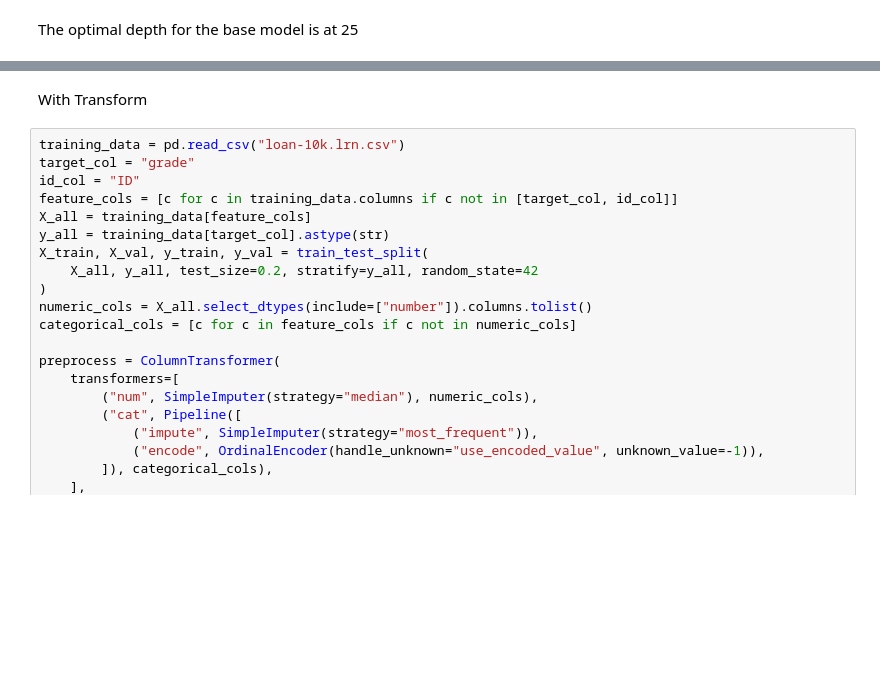
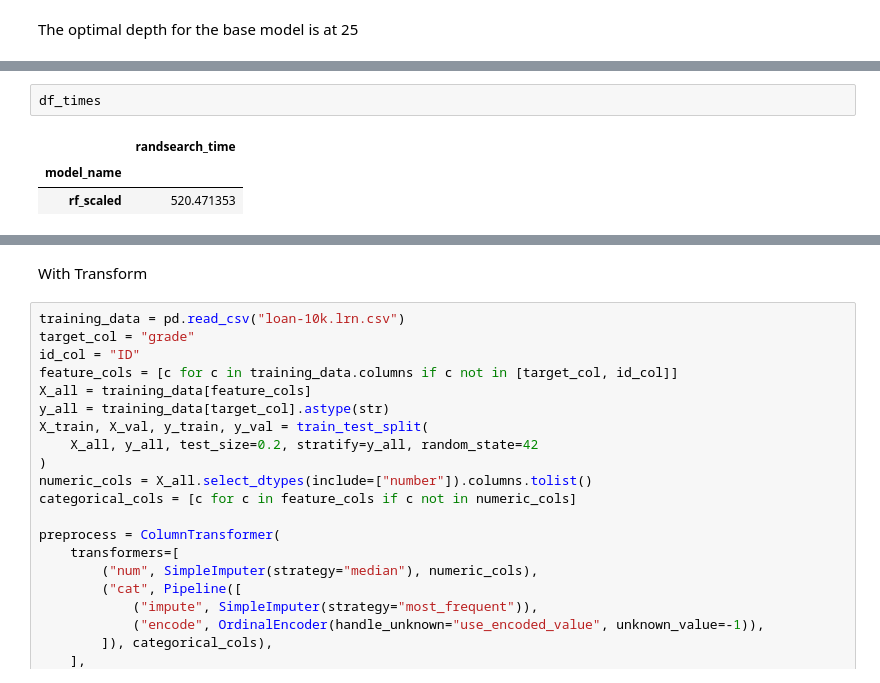
Before and after one commit to tpeter002/machinelearning-tuw, a Jupyter notebook: EX1/loan/model_loan_randomforest.ipynb, the cells around one changed output, grey strips where cells are left out. Saved outputs shown, nothing was run; the diff lists cells and outputs as text; blank space fills up the shorter version.

```diff
--- a/EX1/loan/model_loan_randomforest.ipynb
+++ b/EX1/loan/model_loan_randomforest.ipynb
@@ -149,3 +149,9 @@ Best F1-score: 0.8652
+# %%
+df_times
+# %% [output]
+|  | randsearch_time |
+| model_name |  |
+| rf_scaled | 520.471353 |
 # %%
 y_pred = final_model.predict(X_val)
 get_results(y_val, y_pred, target_names)
```
Also changed, not shown: parts of 7 cells of this notebook, 1 other file.
